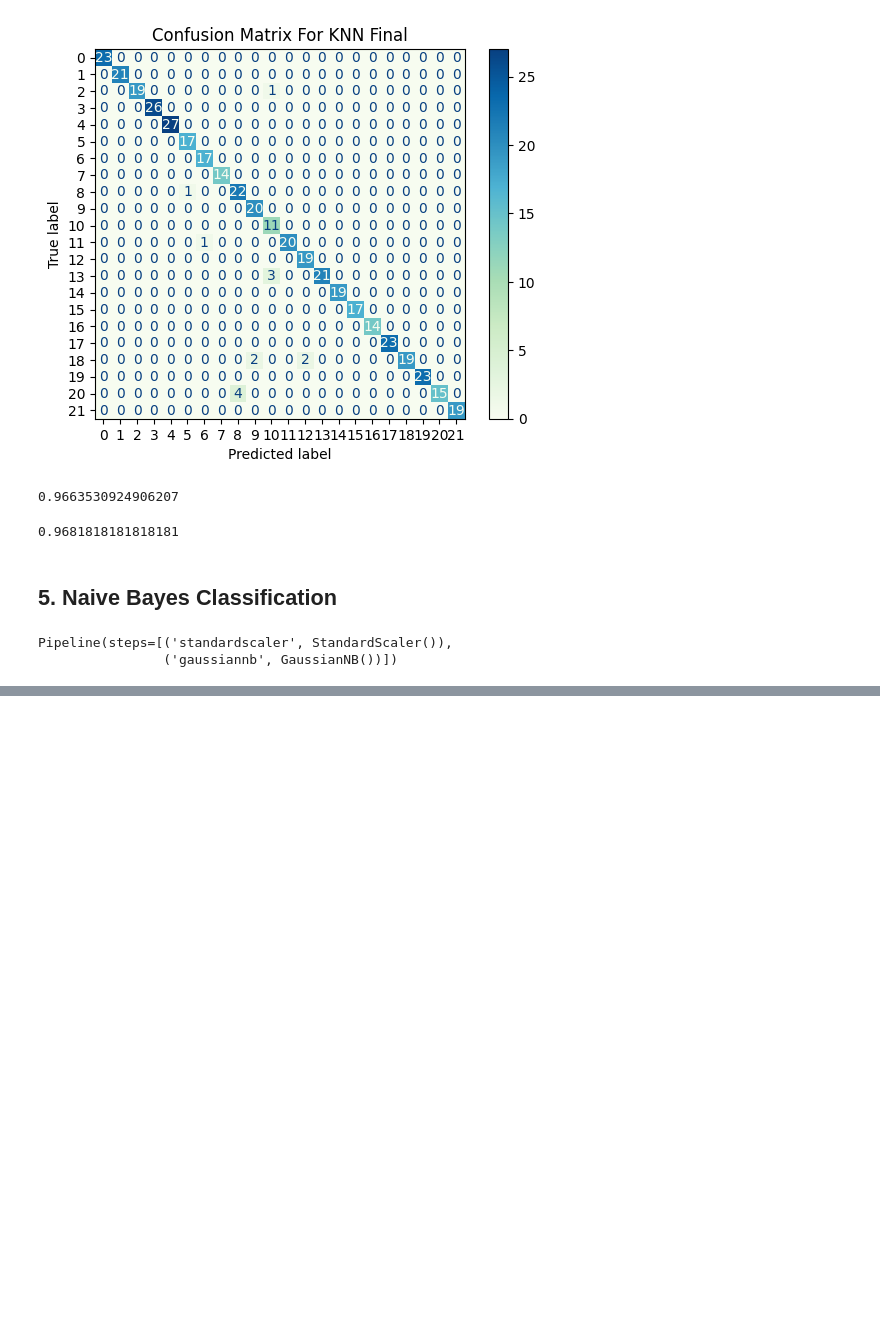
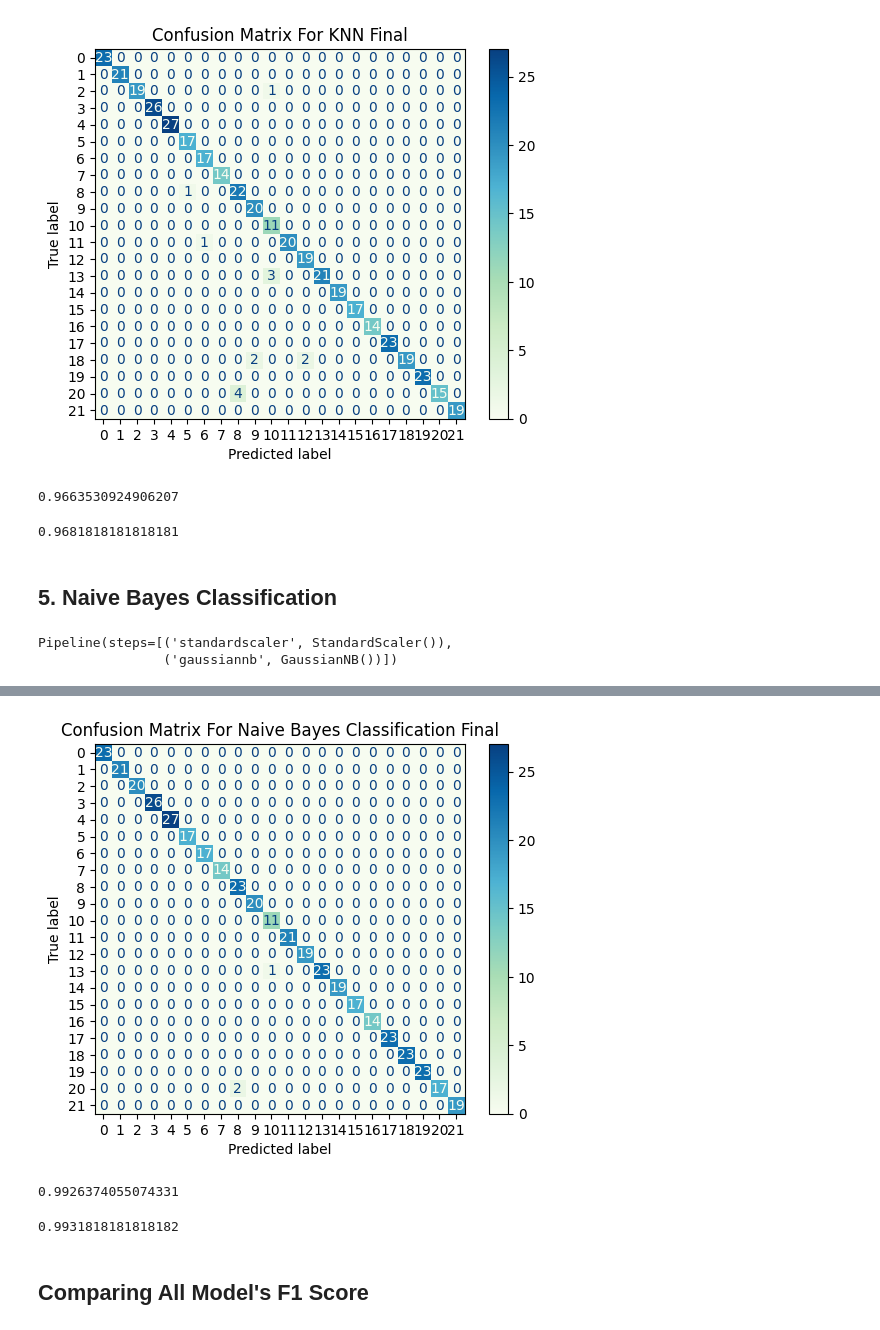
Before and after one commit to Sakib-Dalal/Crop_Recommendation_AI, a Jupyter notebook: Notebook/main.ipynb, the cells around one changed output, grey strips where cells are left out. Cells and saved outputs as stored; diff of their text form; code cells hidden in the pictures; blank space fills up the shorter version.

Commit message:
Update notebook files - completed model training

```diff
--- a/Notebook/main.ipynb
+++ b/Notebook/main.ipynb
@@ -856,0 +919,4 @@ Pipeline(steps=[('standardscaler', StandardScaler()),
+# %%
+final_gussnb_clf = make_pipeline(StandardScaler(),
+                                GaussianNB(var_smoothing=0.001873817422860385))
+final_gussnb_clf.fit(X_train, y_train)
@@ -856,0 +934,2 @@ Pipeline(steps=[('standardscaler', StandardScaler()),
+# %%
+y_pred = final_gussnb_clf.predict(X_test)
@@ -856,0 +956,19 @@ Pipeline(steps=[('standardscaler', StandardScaler()),
+# %%
+cm = confusion_matrix(y_test, y_pred)
+disp = ConfusionMatrixDisplay(confusion_matrix=cm)
+disp.plot(cmap=plt.cm.GnBu)
+plt.title('Confusion Matrix For Naive Bayes Classification Final')
+plt.show()
+# %% [output]
+[figure, added]
+# %%
+f1_naive_bayes = f1_score(y_test, y_pred, average="macro")
+f1_naive_bayes
+# %% [output]
+0.9926374055074331
+# %%
+accuracy_score(y_test, y_pred)
+# %% [output]
+0.9931818181818182
+# %% [markdown]
+## Comparing All Model's F1 Score
```
Also changed, not shown: parts of 34 cells of this notebook.
